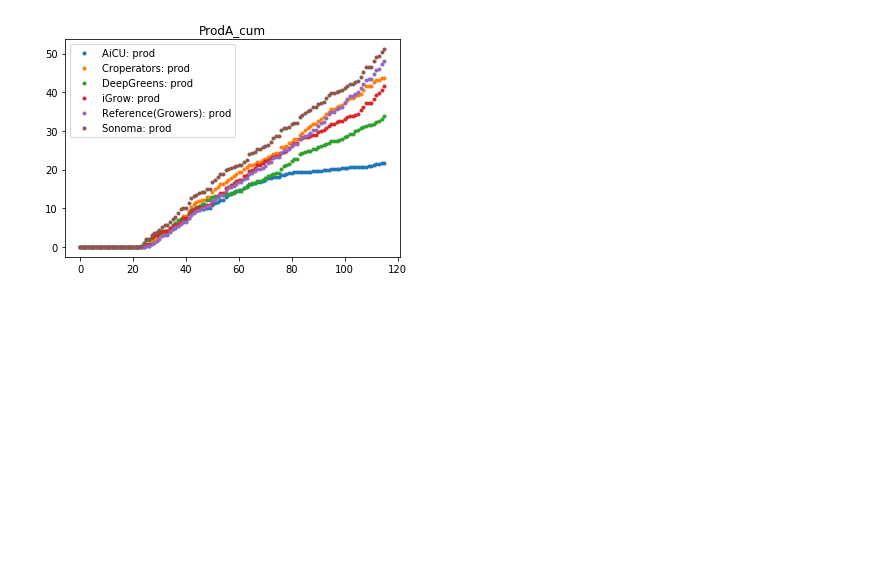
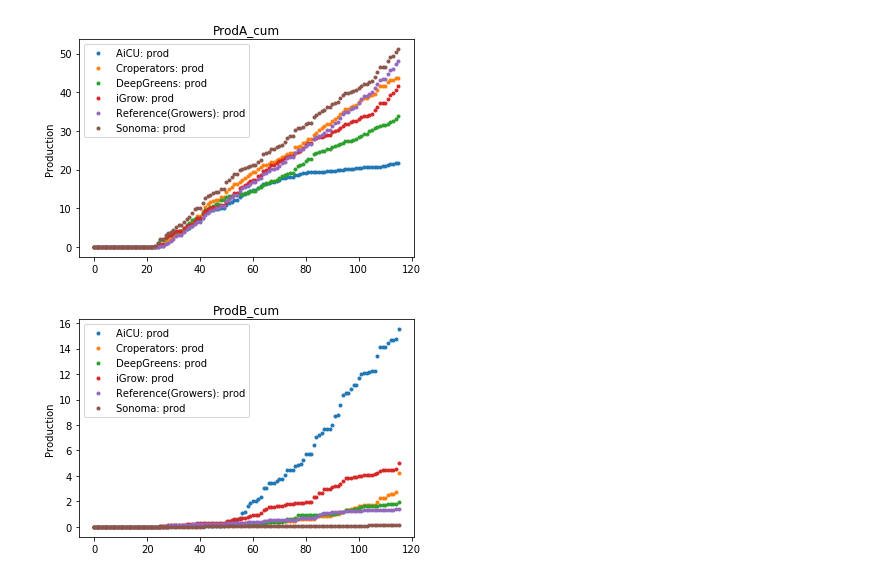
Before and after one commit to readmees/erudite2020, a Jupyter notebook: Autonomous greenhouse challenge.ipynb, the cells around one changed output. Drawn from its saved outputs; the diff is of its cells as text; code cells hidden in the pictures; blank space fills up the shorter version.

```diff
--- a/Autonomous greenhouse challenge.ipynb
+++ b/Autonomous greenhouse challenge.ipynb
@@ -35,12 +36,15 @@ for team in teams:
     vip.fillna(method='ffill', inplace=True)
     data[team] = {'GHClim':GHClim, 'Crop':Crop, 'irri':irri, 'prod':prod, 'vip':vip}
 # %%
-for team in teams:
-    prod_df = data[team]['prod']['ProdA_cum']
-    plt.plot(prod_df, '.', label=f'{team}: prod')
-    plt.title('ProdA_cum')
-    plt.legend()
-    prod_df[prod_df.index[-1]]
-plt.show()
+for category in ['ProdA_cum', 'ProdB_cum']:
+    for team in teams:
+        prod_df = data[team]['prod'][category]
+        plt.plot(prod_df, '.', label=f'{team}: prod')
+        plt.title(category)
+        plt.ylabel("Production")
+        plt.legend()
+        prod_df[prod_df.index[-1]]
+    plt.show()
 # %% [output]
-[figure, old version]
+[figure, new version]
+[figure, added]
```
Also changed, not shown: parts of 6 cells of this notebook.
